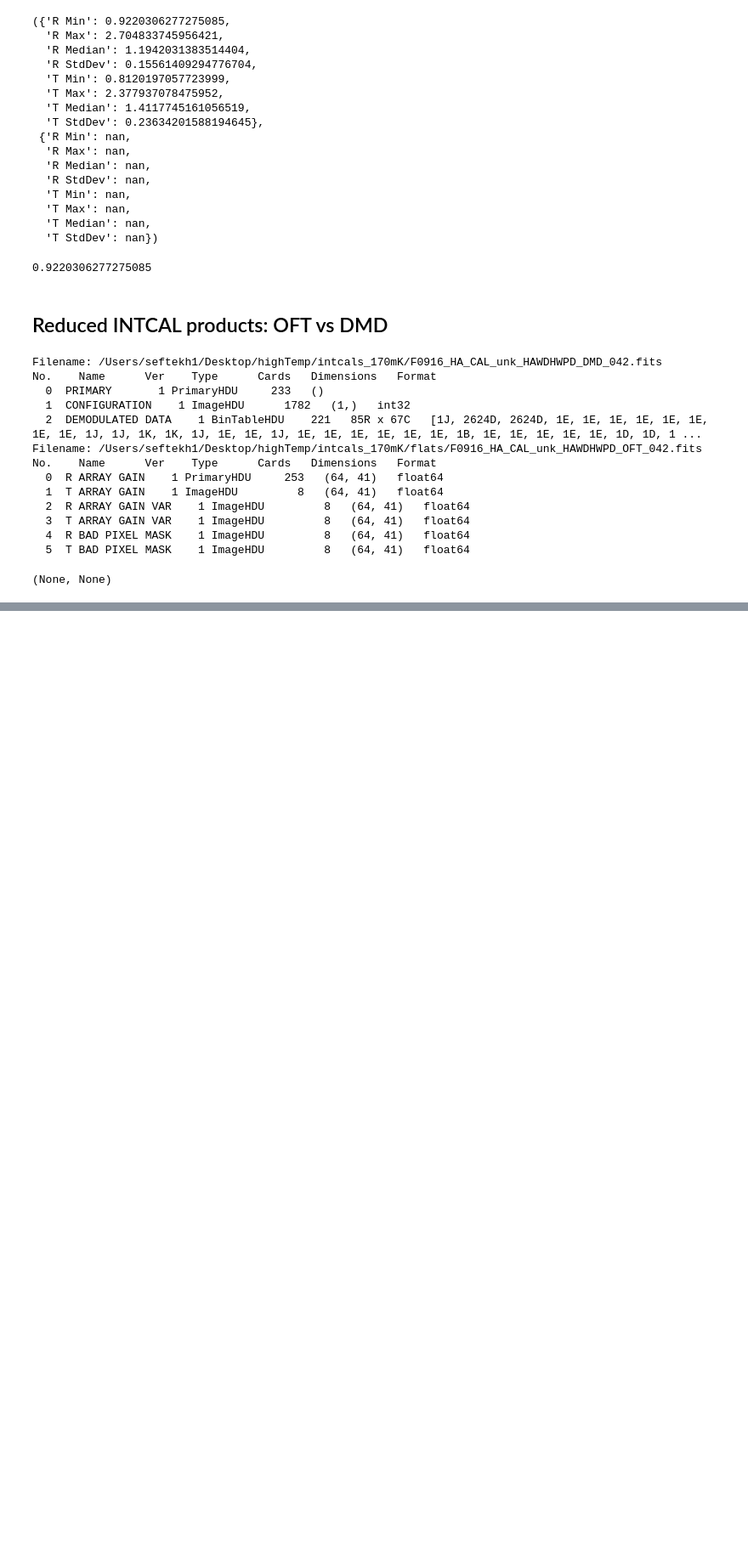
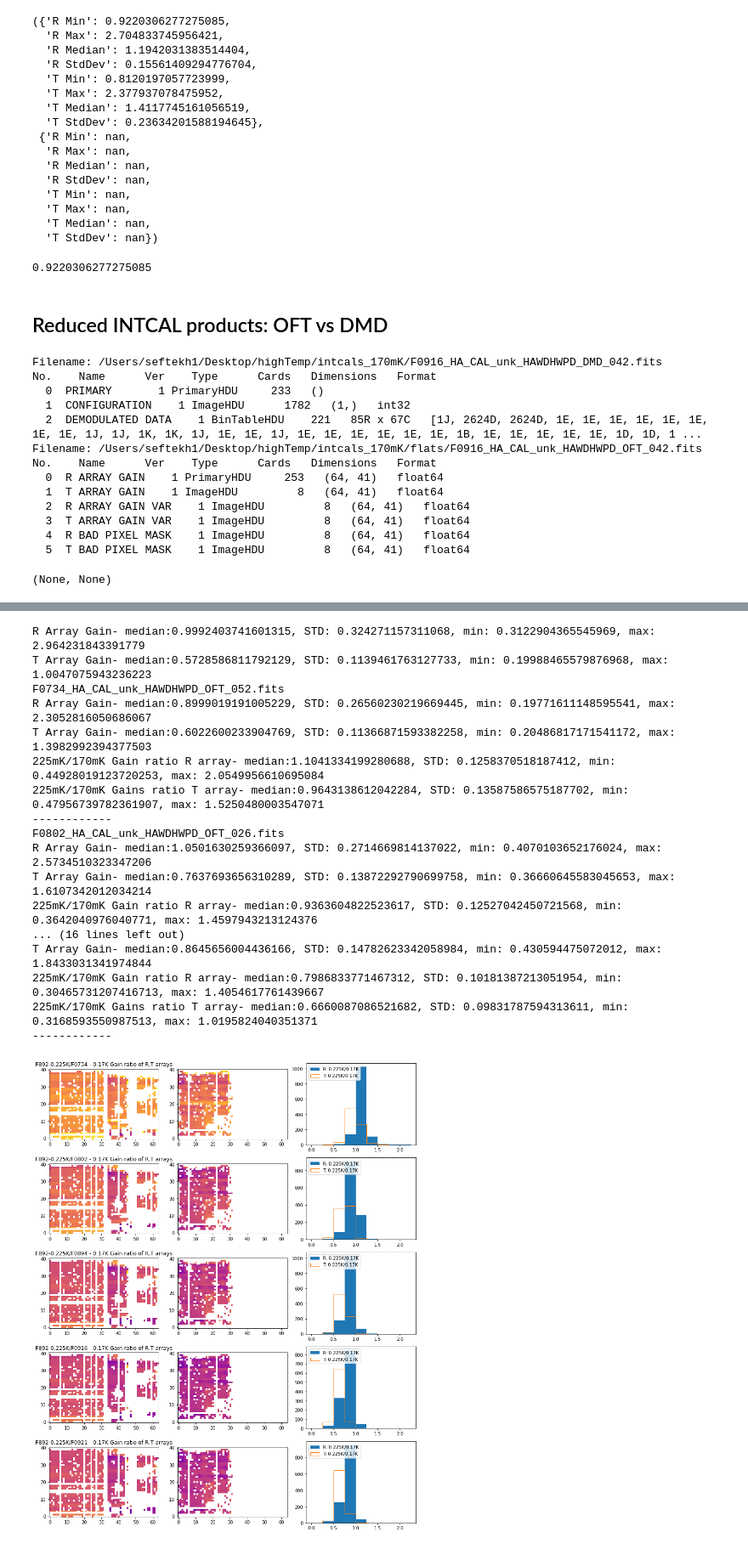
Before and after one commit to Srheft/hiT, a Jupyter notebook: skycal.ipynb, the cells around one changed output, grey strips where cells are left out. Shown at 85% size. Drawn from its saved outputs; the diff is of its cells as text; code cells hidden in the pictures; blank space fills up the shorter version.

```diff
--- a/skycal.ipynb
+++ b/skycal.ipynb
@@ -379,0 +290,73 @@ plt.show()
+# %%
+from mpl_toolkits.axes_grid1 import make_axes_locatable
+
+path = '/Users/seftekh1/Desktop/highTemp/'
+nts= ['intcals_170mK/flats/F0734_HA_CAL_unk_HAWDHWPD_OFT_052.fits',
+      'intcals_170mK/flats/F0802_HA_CAL_unk_HAWDHWPD_OFT_026.fits',
+      'intcals_170mK/flats/F0894_HA_CAL_unk_HAWDHWPD_OFT_139.fits',
+      'intcals_170mK/flats/F0916_HA_CAL_unk_HAWDHWPD_OFT_042.fits',
+      'intcals_170mK/flats/F0921_HA_CAL_unk_HAWDHWPD_OFT_098.fits']
+
+
+hts=['intcals_225mK/flats/F0892_HA_CAL_unk_HAWDHWPD_OFT_073.fits']
+
+vmin=0
+vmax=1.5
+np.arange(vmin,vmax+1,0.5)
+
+figure, axis = plt.subplots(nrows=5, ncols=3, figsize=(12, 15), sharex=False, sharey=False)#(4, 2,figsize=(20,10),constrained_layout = True)
+h = fits.open(path+hts[0])
+hrg = h[0].data
+htg = h[1].data
+print(('R Array Gain- median:{}, STD: {}, min: {}, max: {}').format(np.nanmedian(hrg), np.nanstd(hrg), np.nanmin(hrg), np.nanmax(hrg)))
+print(('T Array Gain- median:{}, STD: {}, min: {}, max: {}').format(np.nanmedian(htg), np.nanstd(htg), np.nanmin(htg), np.nanmax(htg)))
+
+vmin=0
+vmax=1.5
+
+for i,f in enumerate(nts):
+    print((path+f).split('/')[-1])
+    n = (path+f).split('/')[-1]
+    fl = n.split('_')[0]
+    a = fits.open(path+f)
+    arg = a[0].data
+    atg = a[1].data
+    print(('R Array Gain- median:{}, STD: {}, min: {}, max: {}').format(np.nanmedian(arg), np.nanstd(arg), np.nanmin(arg), np.nanmax(arg)))
+    print(('T Array Gain- median:{}, STD: {}, min: {}, max: {}').format(np.nanmedian(atg), np.nanstd(atg), np.nanmin(atg), np.nanmax(atg)))
+    rr = hrg/arg
+    tt = htg/atg
+    print(('225mK/170mK Gain ratio R array- median:{}, STD: {}, min: {}, max: {}').format(np.nanmedian(rr), np.nanstd(rr), np.nanmin(rr), np.nanmax(rr)))
+    print(('225mK/170mK Gains ratio T array- median:{}, STD: {}, min: {}, max: {}').format(np.nanmedian(tt), np.nanstd(tt), np.nanmin(tt), np.nanmax(tt)))
+    print('------------')
+    axis[i, 0].imshow(rr,cmap='plasma',vmin=vmin,vmax=vmax, origin='lower')
+    axis[i, 0].set_title('F892-0.225K/'+fl+' - 0.17K Gain ratio of R,T arrays')
+    im = axis[i, 1].imshow(tt,cmap='plasma',vmin=vmin,vmax=vmax, origin='lower')
+#     divider = make_axes_locatable(axis[i, 1])
+#     cax = divider.append_axes('right', size='5%', pad=0.05)
+#     plt.colorbar(im,cax=cax, orientation='vertical')
+    axis[i,2].hist(rr.reshape(-1), bins=np.arange(vmin,vmax+1,0.25),label='R: 0.225K/0.17K')
+    axis[i,2].hist(tt.reshape(-1), bins=np.arange(vmin,vmax+1,0.25),histtype='step',label='T: 0.225K/0.17K')
+    axis[i,2].legend(loc='upper left')
+
+
+
+figure.tight_layout(pad=1.0)
+# %% [output]
+R Array Gain- median:0.9992403741601315, STD: 0.324271157311068, min: 0.3122904365545969, max: 2.964231843391779
+T Array Gain- median:0.5728586811792129, STD: 0.1139461763127733, min: 0.19988465579876968, max: 1.0047075943236223
+F0734_HA_CAL_unk_HAWDHWPD_OFT_052.fits
+R Array Gain- median:0.8999019191005229, STD: 0.26560230219669445, min: 0.19771611148595541, max: 2.3052816050686067
+T Array Gain- median:0.6022600233904769, STD: 0.11366871593382258, min: 0.20486817171541172, max: 1.3982992394377503
+225mK/170mK Gain ratio R array- median:1.1041334199280688, STD: 0.1258370518187412, min: 0.44928019123720253, max: 2.0549956610695084
+225mK/170mK Gains ratio T array- median:0.9643138612042284, STD: 0.13587586575187702, min: 0.47956739782361907, max: 1.5250480003547071
+------------
+F0802_HA_CAL_unk_HAWDHWPD_OFT_026.fits
+R Array Gain- median:1.0501630259366097, STD: 0.2714669814137022, min: 0.4070103652176024, max: 2.5734510323347206
+T Array Gain- median:0.7637693656310289, STD: 0.13872292790699758, min: 0.36660645583045653, max: 1.6107342012034214
+225mK/170mK Gain ratio R array- median:0.9363604822523617, STD: 0.12527042450721568, min: 0.3642040976040771, max: 1.4597943213124376
+... (16 lines left out)
+T Array Gain- median:0.8645656004436166, STD: 0.14782623342058984, min: 0.430594475072012, max: 1.8433031341974844
+225mK/170mK Gain ratio R array- median:0.7986833771467312, STD: 0.10181387213051954, min: 0.30465731207416713, max: 1.4054617761439667
+225mK/170mK Gains ratio T array- median:0.6660087086521682, STD: 0.09831787594313611, min: 0.3168593550987513, max: 1.0195824040351371
+------------
+[figure, added]
```
Also changed, not shown: parts of 29 cells of this notebook.
